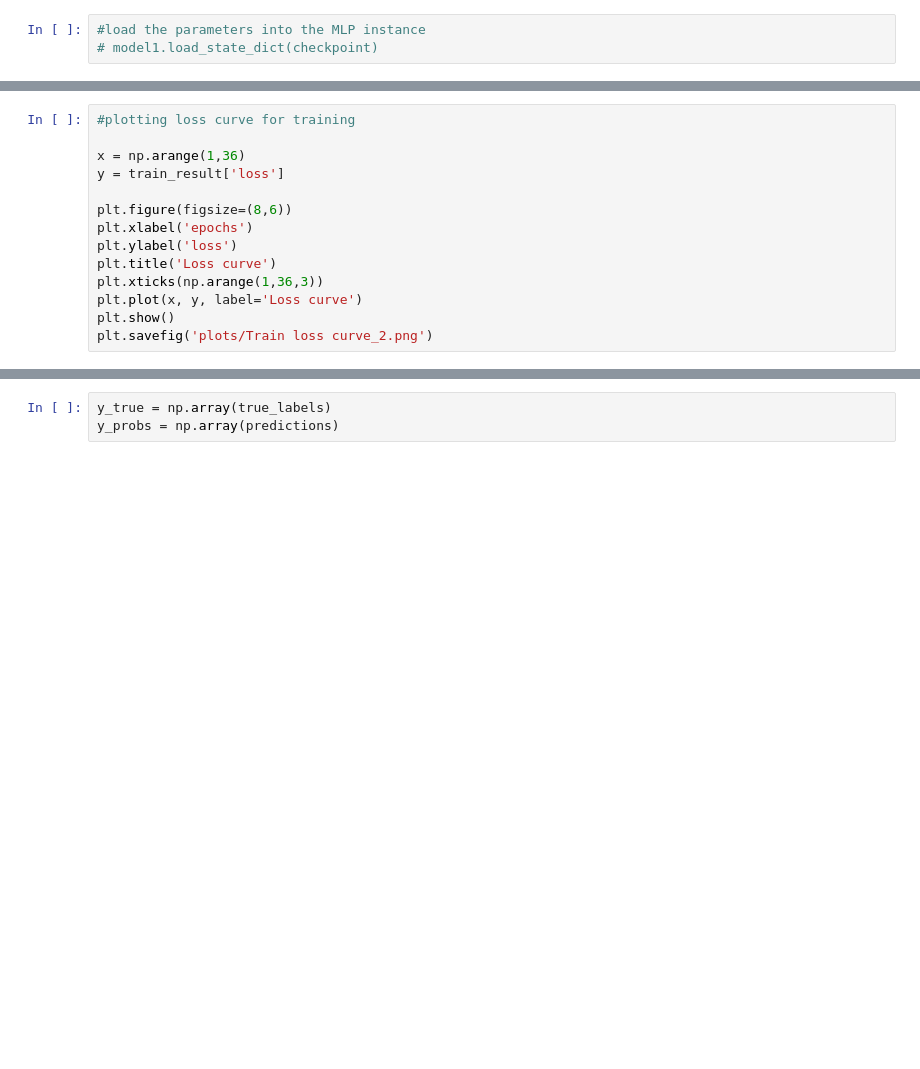
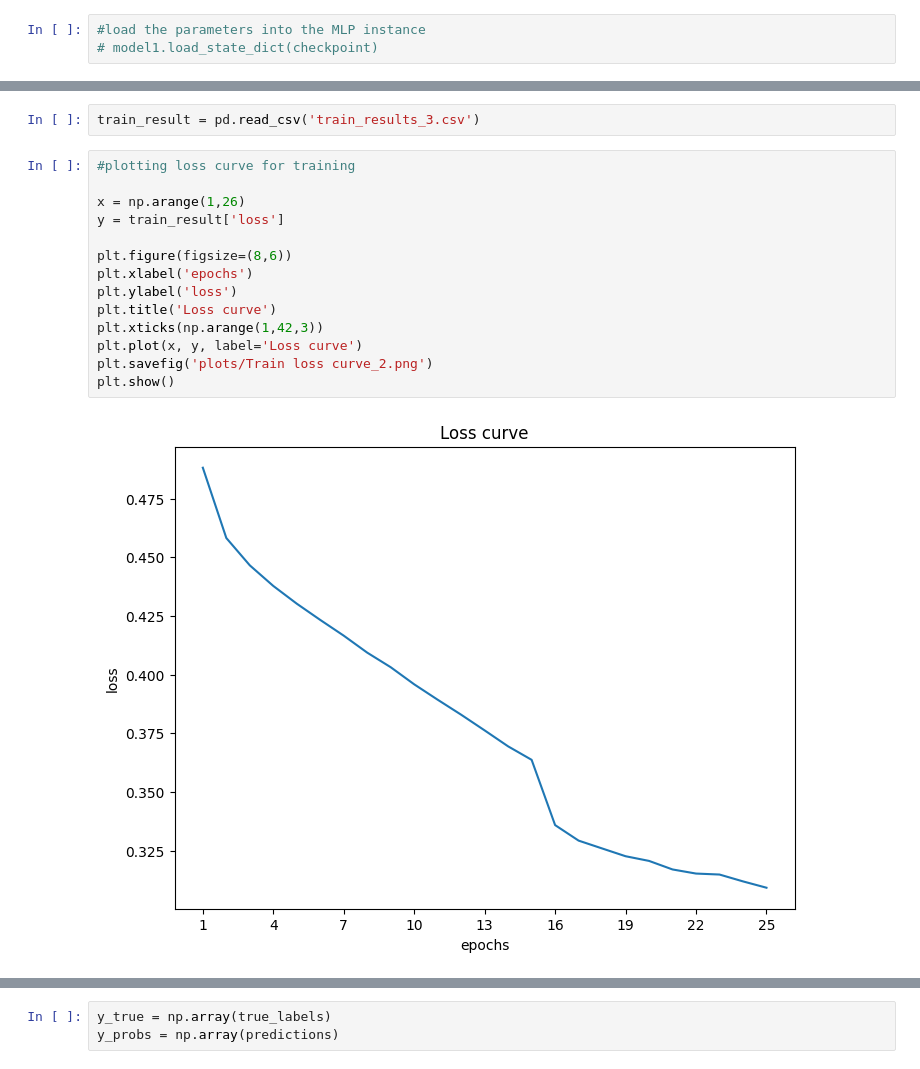
Before and after one commit to Anskira/Predicting-the-pathogenecity-of-genetic-variants, a Jupyter notebook: Notebooks/model_training_2.ipynb, the cells around one changed output, grey strips where cells are left out. Drawn from its saved outputs; the diff is of its cells as text; blank space fills up the shorter version.

Commit message:
final training

```diff
--- a/Notebooks/model_training_2.ipynb
+++ b/Notebooks/model_training_2.ipynb
@@ -363,18 +400,22 @@ val_results = pd.DataFrame(d)
 val_results.to_csv('val_results_3.csv')
+# %%
+train_result = pd.read_csv('train_results_3.csv')
 # %%
 #plotting loss curve for training
 
-x = np.arange(1,36)
+x = np.arange(1,26)
 y = train_result['loss']
 
 plt.figure(figsize=(8,6))
 plt.xlabel('epochs')
 plt.ylabel('loss')
 plt.title('Loss curve')
-plt.xticks(np.arange(1,36,3))
+plt.xticks(np.arange(1,42,3))
 plt.plot(x, y, label='Loss curve')
+plt.savefig('plots/Train loss curve_2.png')
 plt.show()
-plt.savefig('plots/Train loss curve_2.png')
+# %% [output]
+[figure, added]
 # %%
 #plotting the accuracy curve
 
```
Also changed, not shown: parts of 18 cells of this notebook, 8 other files.
